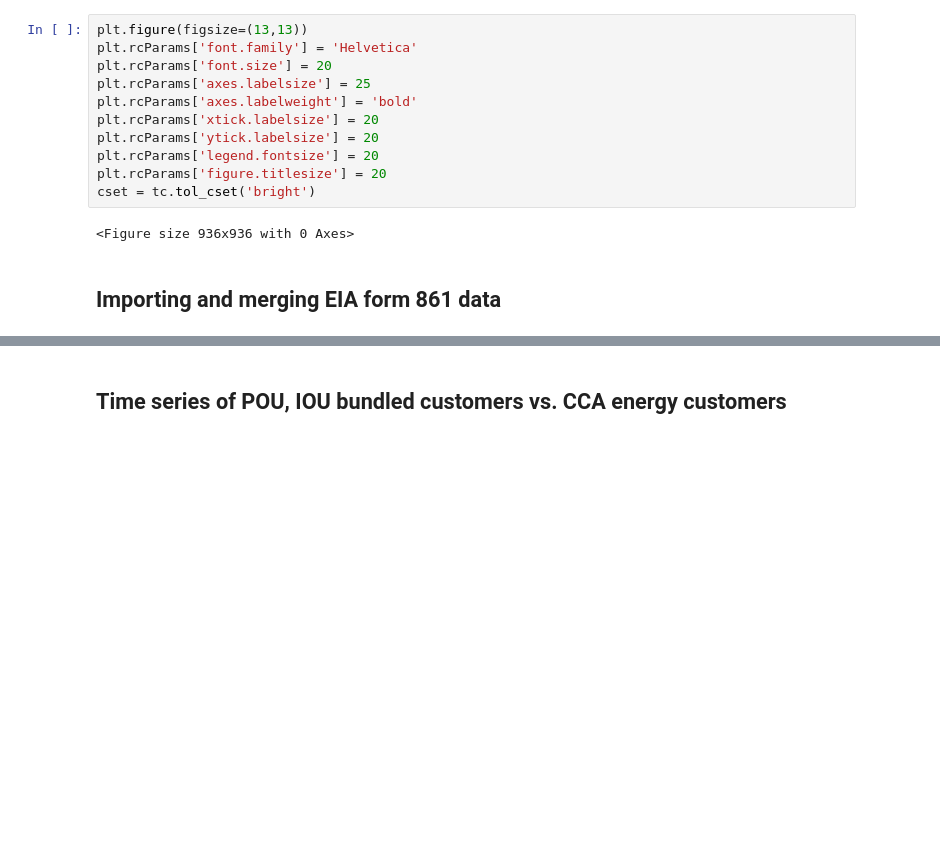
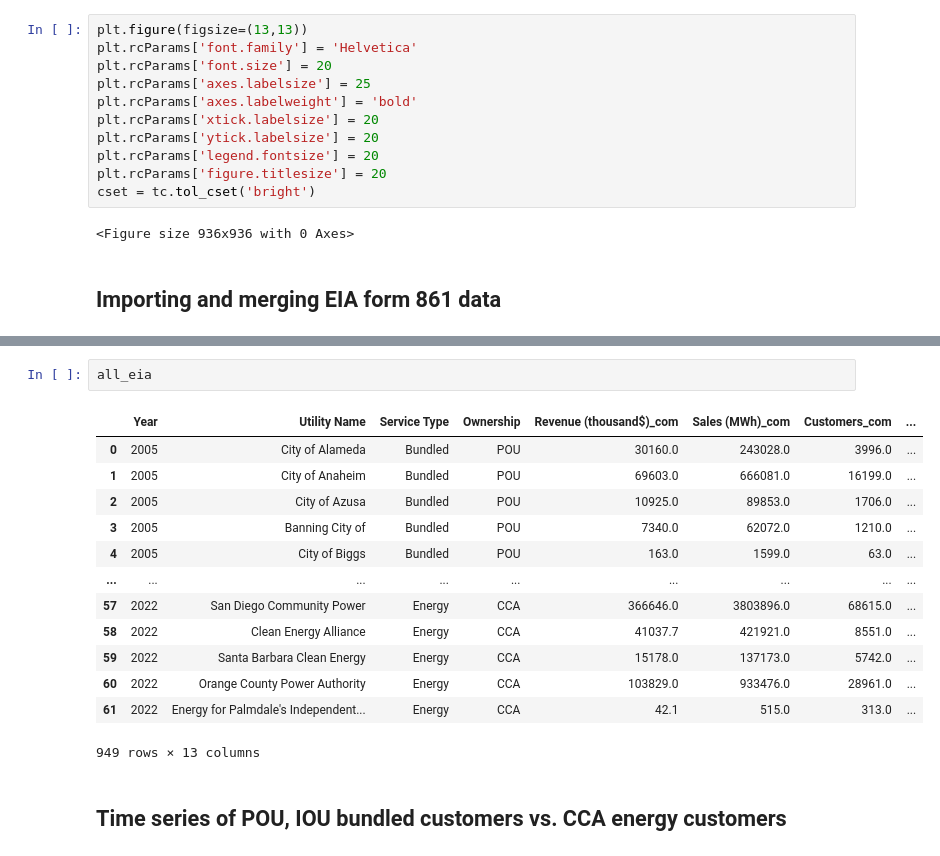
Before and after one commit to rayansud/CA_electricity_primer, a Jupyter notebook: Fig2_CustomersSalesRevenueTimeSeries/Fig2_CustomersSalesRevenueTimeSeries.ipynb, the cells around one changed output, grey strips where cells are left out. Cells and saved outputs as stored; diff of their text form; blank space fills up the shorter version.

```diff
--- a/Fig2_CustomersSalesRevenueTimeSeries/Fig2_CustomersSalesRevenueTimeSeries.ipynb
+++ b/Fig2_CustomersSalesRevenueTimeSeries/Fig2_CustomersSalesRevenueTimeSeries.ipynb
@@ -79,6 +90,22 @@ else:
     #Merge all EIA into a single form and output to CSV
     all_eia = pd.concat(yr_dfs)
     all_eia.to_csv(path)
+# %%
+all_eia
+# %% [output]
+|  | Year | Utility Name | Service Type | Ownership | Revenue (thousand$)_com | Sales (MWh)_com | Customers_com | ... |
+| 0 | 2005 | City of Alameda | Bundled | POU | 30160.0 | 243028.0 | 3996.0 | ... |
+| 1 | 2005 | City of Anaheim | Bundled | POU | 69603.0 | 666081.0 | 16199.0 | ... |
+| 2 | 2005 | City of Azusa | Bundled | POU | 10925.0 | 89853.0 | 1706.0 | ... |
+| 3 | 2005 | Banning City of | Bundled | POU | 7340.0 | 62072.0 | 1210.0 | ... |
+| 4 | 2005 | City of Biggs | Bundled | POU | 163.0 | 1599.0 | 63.0 | ... |
+| ... | ... | ... | ... | ... | ... | ... | ... | ... |
+| 57 | 2022 | San Diego Community Power | Energy | CCA | 366646.0 | 3803896.0 | 68615.0 | ... |
+| 58 | 2022 | Clean Energy Alliance | Energy | CCA | 41037.7 | 421921.0 | 8551.0 | ... |
+| 59 | 2022 | Santa Barbara Clean Energy | Energy | CCA | 15178.0 | 137173.0 | 5742.0 | ... |
+| 60 | 2022 | Orange County Power Authority | Energy | CCA | 103829.0 | 933476.0 | 28961.0 | ... |
+| 61 | 2022 | Energy for Palmdale's Independent... | Energy | CCA | 42.1 | 515.0 | 313.0 | ... |
+949 rows × 13 columns
 # %% [markdown]
 ## Time series of POU, IOU bundled customers vs. CCA energy customers
 # %%
```
Also changed, not shown: parts of 2 cells of this notebook, 41 other files.
